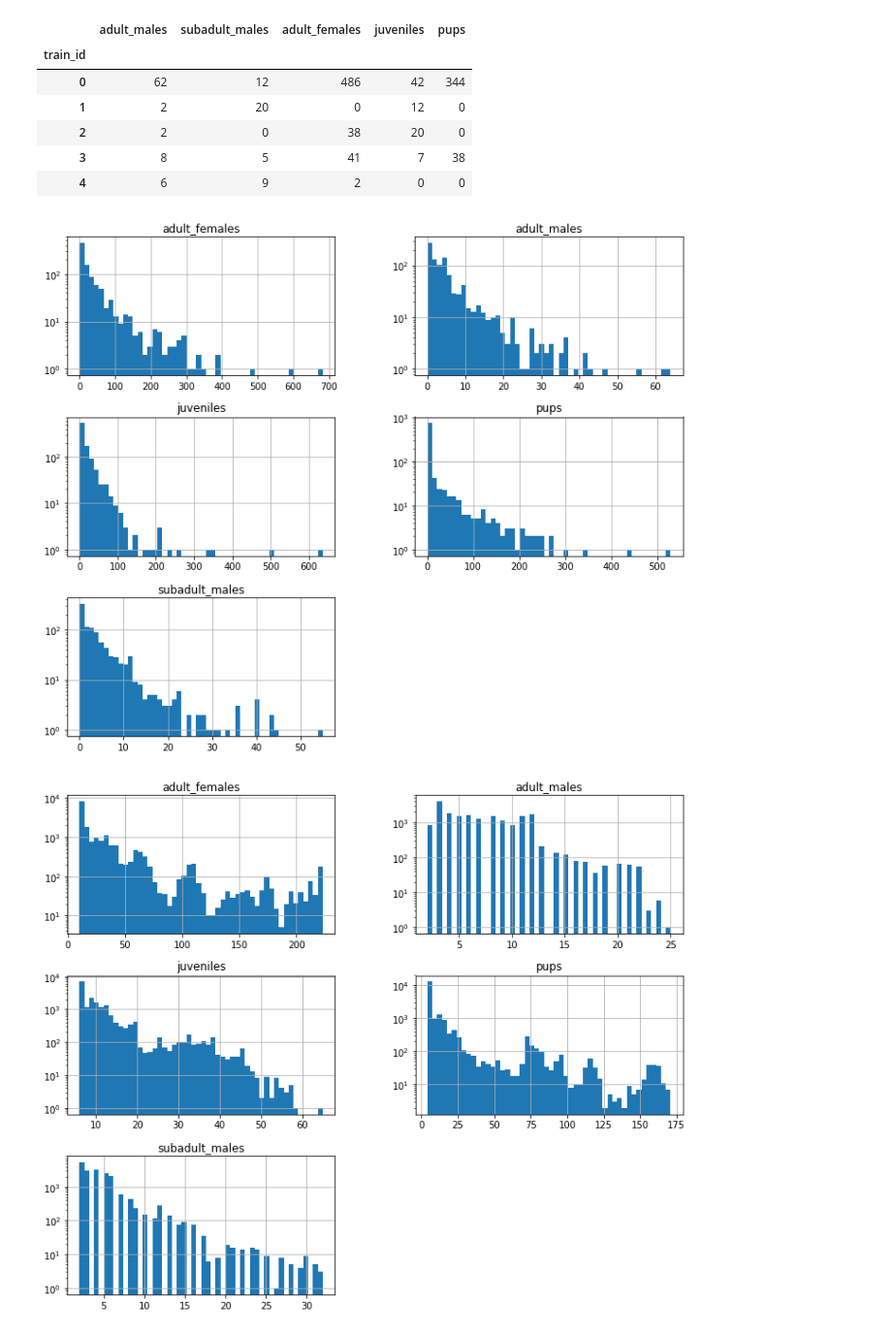
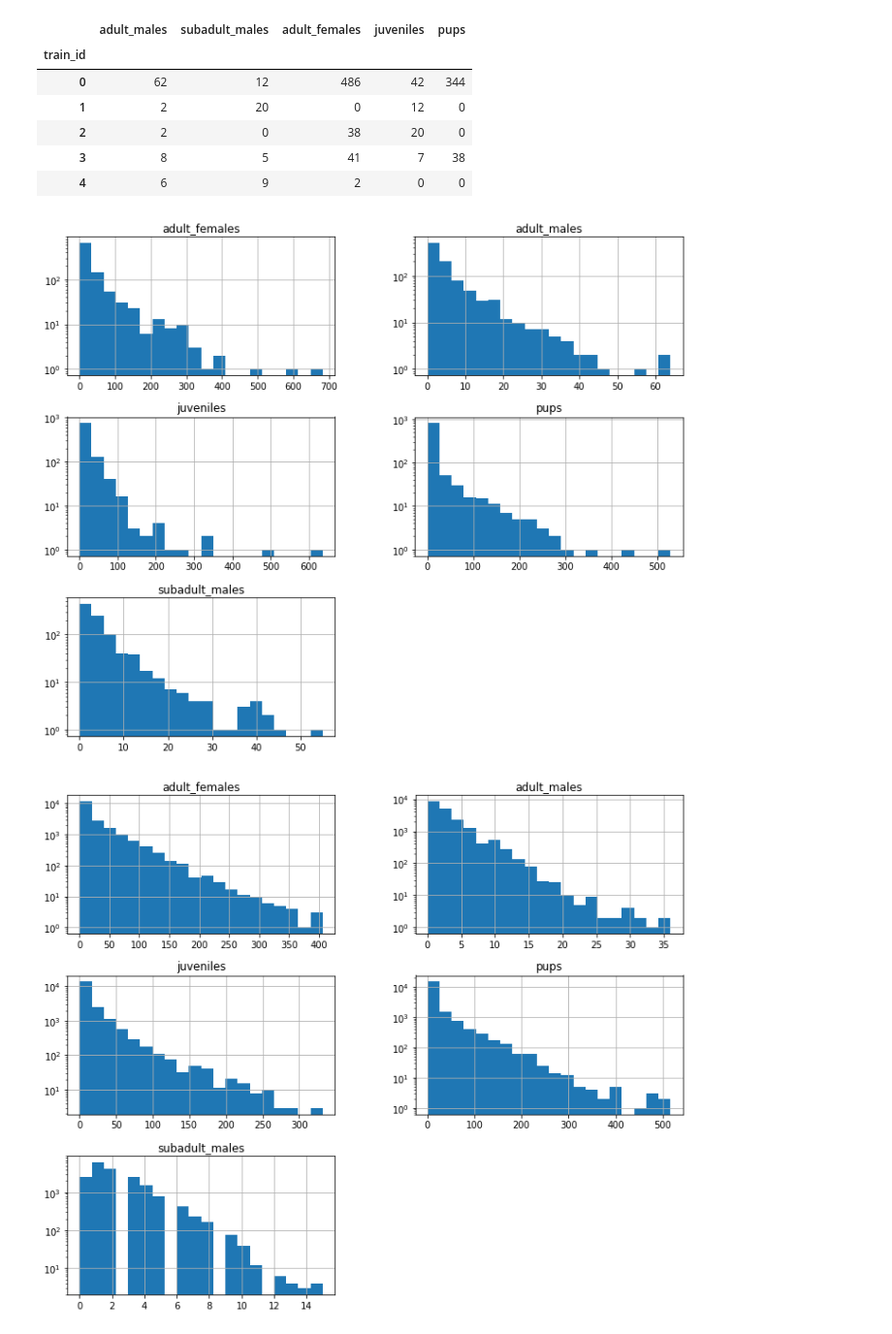
Before and after one commit to lopuhin/kaggle-lions-2017, a Jupyter notebook: notebooks/Class counts.ipynb, the cells around one changed output. Shown at 97% size. Cells and saved outputs as stored; diff of their text form; code cells hidden in the pictures.

```diff
--- a/notebooks/Class counts.ipynb
+++ b/notebooks/Class counts.ipynb
@@ -15,13 +15,13 @@ train[:5]
 | 3 | 8 | 5 | 41 | 7 | 38 |
 | 4 | 6 | 9 | 2 | 0 | 0 |
 # %%
-train.hist(figsize=(12, 10), bins=50, log=True);
+train.hist(figsize=(12, 10), bins=20, log=True);
 # %% [output]
-[figure, old version]
+[figure, new version]
 # %%
-pred = pd.read_csv('../runs/unet-limit800-clean-lr0.0004/unet-limit800-clean-lr0.0004.csv', index_col=0)
+pred = pd.read_csv('../unet-limit800-fold3-scale-0.5-1.5-all-sums.csv', index_col=0)
 # %%
-pred.hist(figsize=(12, 10), bins=50, log=True);
+pred.hist(figsize=(12, 10), bins=20, log=True);
 # %% [output]
-[figure, old version]
+[figure, new version]
 # %%
```
Also changed, not shown: parts of 7 cells of this notebook.
